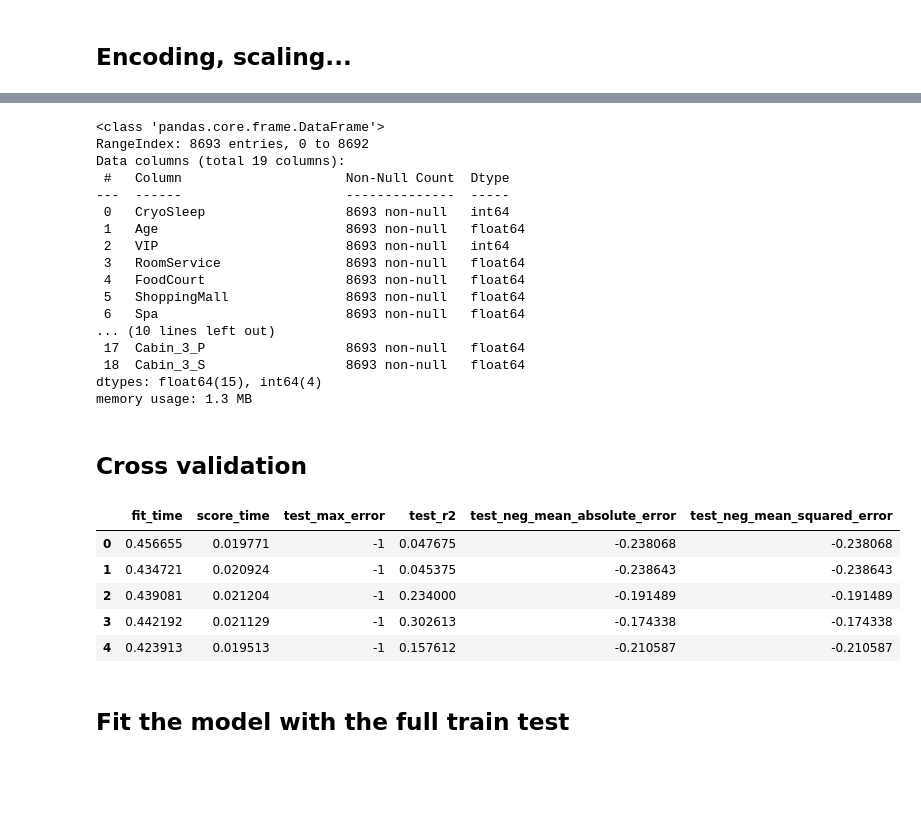
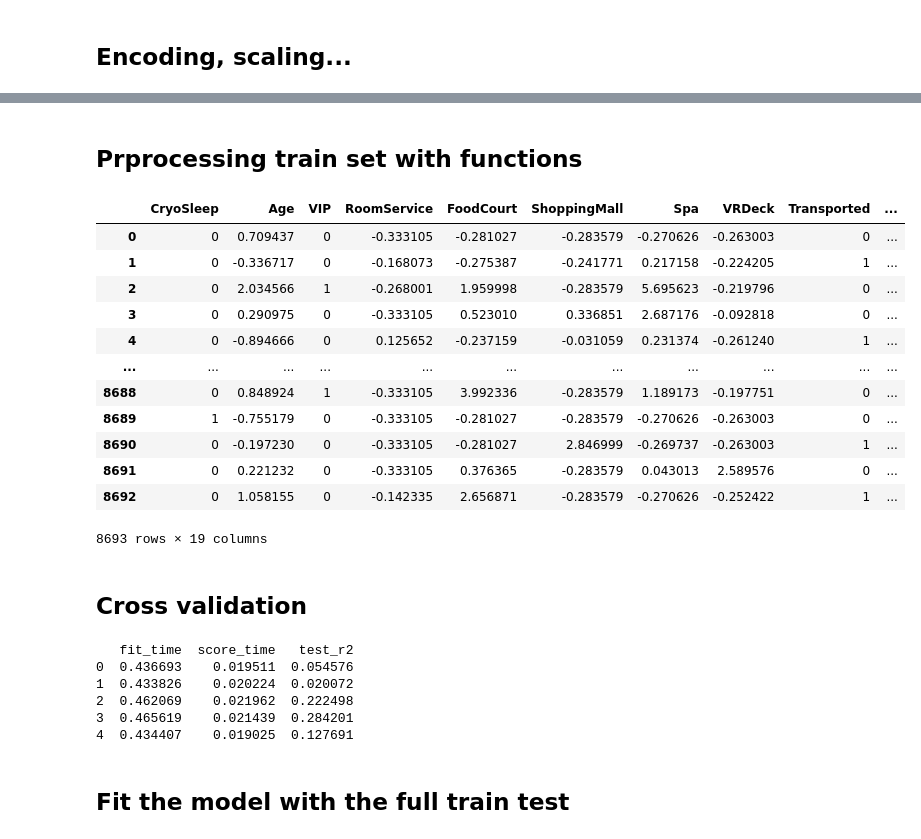
Before and after one commit to jaimesoroa/kaggle_spaceship-titanic, a Jupyter notebook: Notebook_Titanic.ipynb, the cells around one changed output, grey strips where cells are left out. Drawn from its saved outputs; the diff is of its cells as text; code cells hidden in the pictures; blank space fills up the shorter version.

```diff
--- a/Notebook_Titanic.ipynb
+++ b/Notebook_Titanic.ipynb
@@ -272,20 +253,2 @@ train_df_2 = scaling(train_df_2)
-# %%
-train_df_2.info()
-# %% [output]
-<class 'pandas.core.frame.DataFrame'>
-RangeIndex: 8693 entries, 0 to 8692
-Data columns (total 19 columns):
- #   Column                     Non-Null Count  Dtype
----  ------                     --------------  -----
- 0   CryoSleep                  8693 non-null   int64
- 1   Age                        8693 non-null   float64
- 2   VIP                        8693 non-null   int64
- 3   RoomService                8693 non-null   float64
- 4   FoodCourt                  8693 non-null   float64
- 5   ShoppingMall               8693 non-null   float64
- 6   Spa                        8693 non-null   float64
-... (10 lines left out)
- 17  Cabin_3_P                  8693 non-null   float64
- 18  Cabin_3_S                  8693 non-null   float64
-dtypes: float64(15), int64(4)
-memory usage: 1.3 MB
+# %% [markdown]
+## Prprocessing train set with functions
@@ -292,2 +268,18 @@ memory usage: 1.3 MB
+# %%
+train_df
+# %% [output]
+|  | CryoSleep | Age | VIP | RoomService | FoodCourt | ShoppingMall | Spa | VRDeck | Transported | ... |
+| 0 | 0 | 0.709437 | 0 | -0.333105 | -0.281027 | -0.283579 | -0.270626 | -0.263003 | 0 | ... |
+| 1 | 0 | -0.336717 | 0 | -0.168073 | -0.275387 | -0.241771 | 0.217158 | -0.224205 | 1 | ... |
+| 2 | 0 | 2.034566 | 1 | -0.268001 | 1.959998 | -0.283579 | 5.695623 | -0.219796 | 0 | ... |
+| 3 | 0 | 0.290975 | 0 | -0.333105 | 0.523010 | 0.336851 | 2.687176 | -0.092818 | 0 | ... |
+| 4 | 0 | -0.894666 | 0 | 0.125652 | -0.237159 | -0.031059 | 0.231374 | -0.261240 | 1 | ... |
+| ... | ... | ... | ... | ... | ... | ... | ... | ... | ... | ... |
+| 8688 | 0 | 0.848924 | 1 | -0.333105 | 3.992336 | -0.283579 | 1.189173 | -0.197751 | 0 | ... |
+| 8689 | 1 | -0.755179 | 0 | -0.333105 | -0.281027 | -0.283579 | -0.270626 | -0.263003 | 0 | ... |
+| 8690 | 0 | -0.197230 | 0 | -0.333105 | -0.281027 | 2.846999 | -0.269737 | -0.263003 | 1 | ... |
+| 8691 | 0 | 0.221232 | 0 | -0.333105 | 0.376365 | -0.283579 | 0.043013 | 2.589576 | 0 | ... |
+| 8692 | 0 | 1.058155 | 0 | -0.142335 | 2.656871 | -0.283579 | -0.270626 | -0.252422 | 1 | ... |
+8693 rows × 19 columns
 # %% [markdown]
 ## Cross validation
@@ -294,3 +292,12 @@ memory usage: 1.3 MB
 # %%
-X = train_df_2.drop(columns = "Transported")
-y = train_df_2["Transported"]
+X = train_df.drop(columns = "Transported")
+y = train_df["Transported"]
+RFC_model_1 = RandomForestClassifier()
+cross_validation(X, y, RFC_model_1)
+# %% [output]
+   fit_time  score_time   test_r2
+0  0.436693    0.019511  0.054576
+1  0.433826    0.020224  0.020072
+2  0.462069    0.021962  0.222498
+3  0.465619    0.021439  0.284201
+4  0.434407    0.019025  0.127691
@@ -299,18 +304,3 @@ RFC_model_1 = RandomForestClassifier()
-# %%
-cv_results = cross_validate(RFC_model_1, X, y, cv=5,
-                            scoring=['max_error',
-                                     'r2',
-                                     'neg_mean_absolute_error',
-                                     'neg_mean_squared_error']
-)
-pd.DataFrame(cv_results) # Cross validation output
-# %% [output]
-|  | fit_time | score_time | test_max_error | test_r2 | test_neg_mean_absolute_error | test_neg_mean_squared_error |
-| 0 | 0.456655 | 0.019771 | -1 | 0.047675 | -0.238068 | -0.238068 |
-| 1 | 0.434721 | 0.020924 | -1 | 0.045375 | -0.238643 | -0.238643 |
-| 2 | 0.439081 | 0.021204 | -1 | 0.234000 | -0.191489 | -0.191489 |
-| 3 | 0.442192 | 0.021129 | -1 | 0.302613 | -0.174338 | -0.174338 |
-| 4 | 0.423913 | 0.019513 | -1 | 0.157612 | -0.210587 | -0.210587 |
 # %% [markdown]
 ## Fit the model with the full train test
 # %%
```
Also changed, not shown: parts of 41 cells of this notebook, 4 other files.
